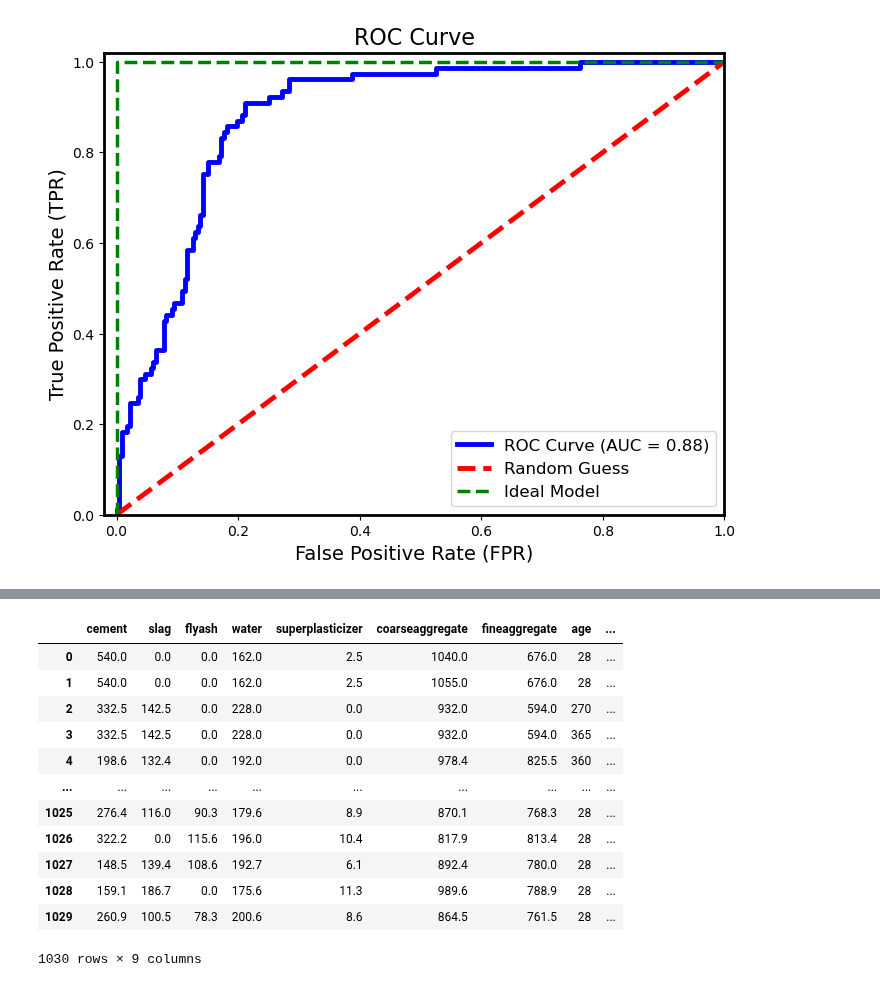
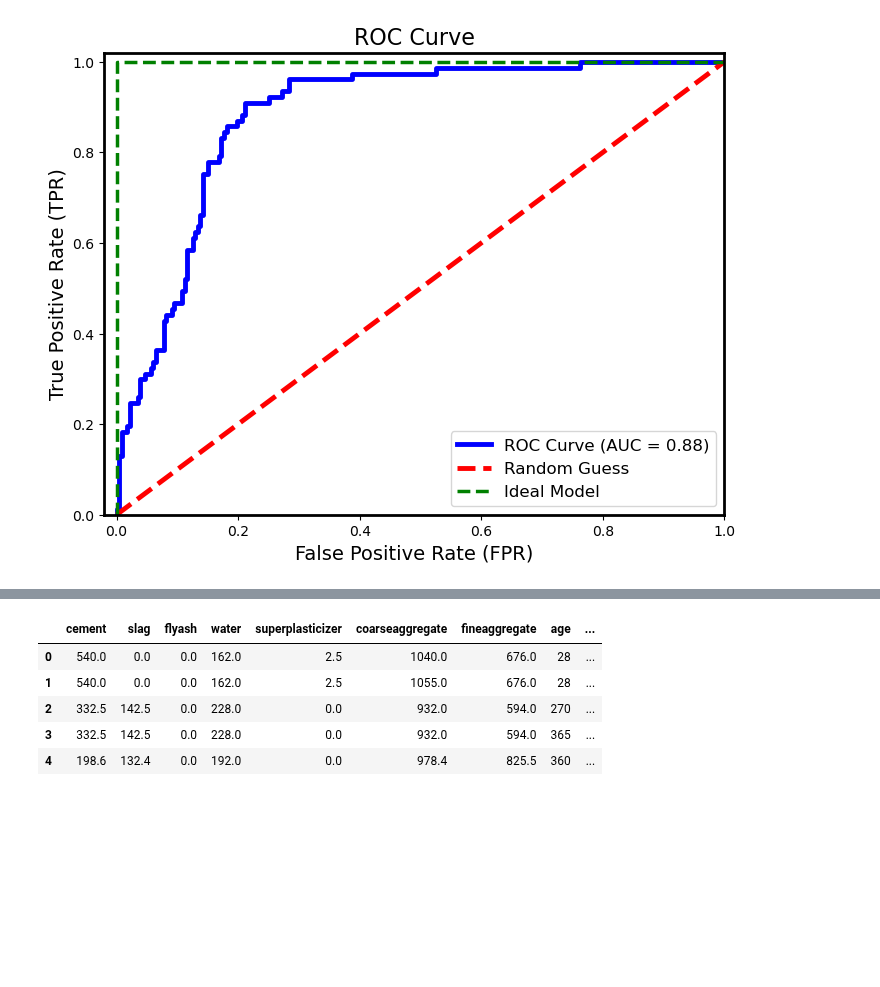
Before and after one commit to Wanwan-Laang/MSE598, a Jupyter notebook: Week10.ipynb, the cells around one changed output, grey strips where cells are left out. Cells and saved outputs as stored; diff of their text form; code cells hidden in the pictures; blank space fills up the shorter version.

Commit message:
update with trees
tree

```diff
--- a/Week10.ipynb
+++ b/Week10.ipynb
@@ -166,0 +175,10 @@ df = pd.read_csv('https://github.com/maajdl/Yeh-concrete-data-sklearn/raw/master
+# %%
+# implement a decision tree for concrete date set
+## Apr 15, 2024
+import pandas as pd
+import numpy as np
+import matplotlib.pyplot as plt
+import seaborn as sns
+
+df = pd.read_csv('https://github.com/maajdl/Yeh-concrete-data-sklearn/raw/master/Concrete_Data_Yeh.csv')
+df.head()
@@ -167,16 +240,9 @@ df = pd.read_csv('https://github.com/maajdl/Yeh-concrete-data-sklearn/raw/master
 # %%
-df
+df.head()
 # %% [output]
 |  | cement | slag | flyash | water | superplasticizer | coarseaggregate | fineaggregate | age | ... |
 | 0 | 540.0 | 0.0 | 0.0 | 162.0 | 2.5 | 1040.0 | 676.0 | 28 | ... |
 | 1 | 540.0 | 0.0 | 0.0 | 162.0 | 2.5 | 1055.0 | 676.0 | 28 | ... |
 | 2 | 332.5 | 142.5 | 0.0 | 228.0 | 0.0 | 932.0 | 594.0 | 270 | ... |
 | 3 | 332.5 | 142.5 | 0.0 | 228.0 | 0.0 | 932.0 | 594.0 | 365 | ... |
 | 4 | 198.6 | 132.4 | 0.0 | 192.0 | 0.0 | 978.4 | 825.5 | 360 | ... |
-| ... | ... | ... | ... | ... | ... | ... | ... | ... | ... |
-| 1025 | 276.4 | 116.0 | 90.3 | 179.6 | 8.9 | 870.1 | 768.3 | 28 | ... |
-| 1026 | 322.2 | 0.0 | 115.6 | 196.0 | 10.4 | 817.9 | 813.4 | 28 | ... |
-| 1027 | 148.5 | 139.4 | 108.6 | 192.7 | 6.1 | 892.4 | 780.0 | 28 | ... |
-| 1028 | 159.1 | 186.7 | 0.0 | 175.6 | 11.3 | 989.6 | 788.9 | 28 | ... |
-| 1029 | 260.9 | 100.5 | 78.3 | 200.6 | 8.6 | 864.5 | 761.5 | 28 | ... |
-1030 rows × 9 columns
```
Also changed, not shown: parts of 6 cells of this notebook.
